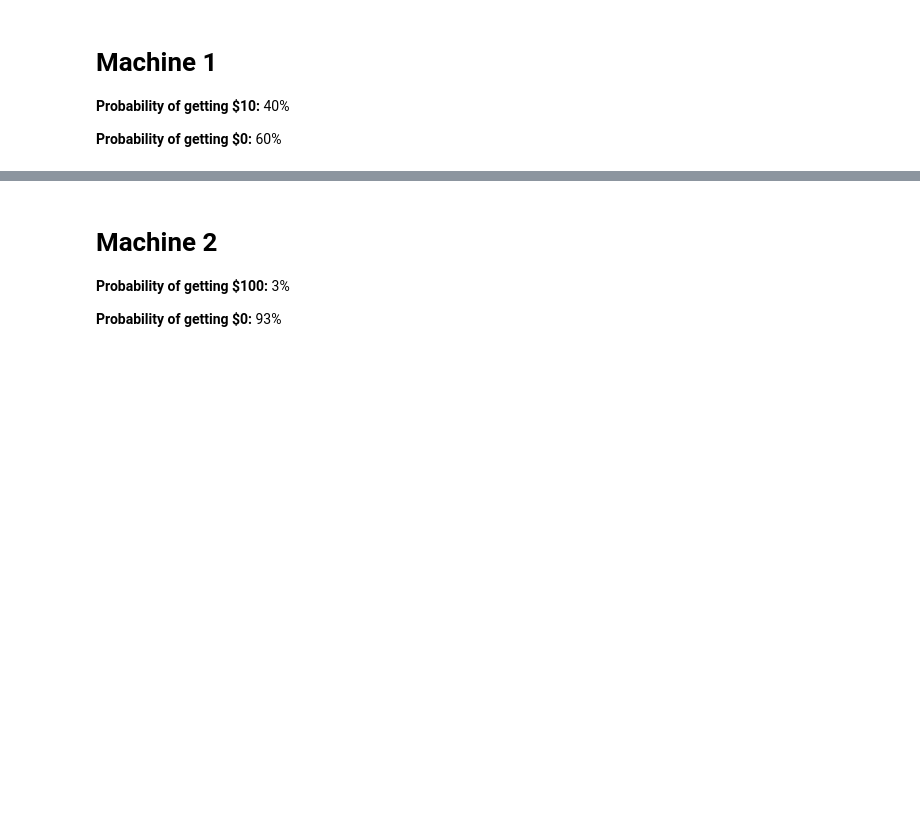
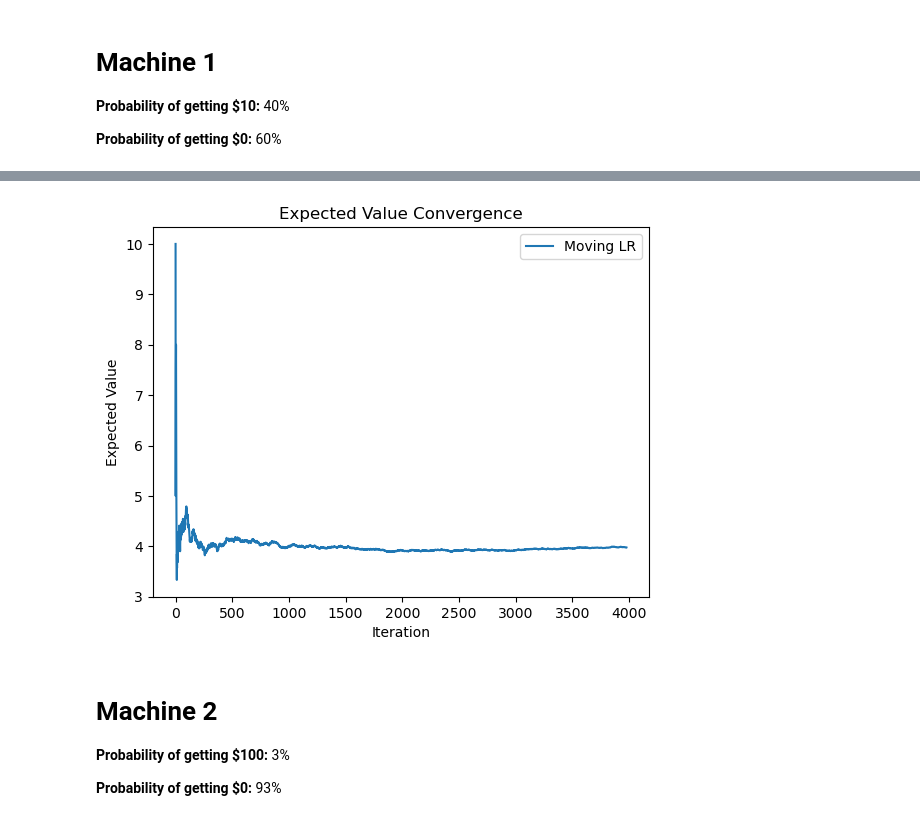
Before and after one commit to AndresBriC/DesarrolloDeAplicacionesAvanzadas, a Jupyter notebook: EjercicioLearningRate.ipynb, the cells around one changed output, grey strips where cells are left out. Drawn from its saved outputs; the diff is of its cells as text; code cells hidden in the pictures; blank space fills up the shorter version.

```diff
--- a/EjercicioLearningRate.ipynb
+++ b/EjercicioLearningRate.ipynb
@@ -172,3 +172,14 @@ Expected Value with learning rate  0.0001 :  9.722092171233506
+# %%
+# Individual plots
+plt.xlabel("Iteration")
+plt.ylabel("Expected Value")
+plt.title("Expected Value Convergence")
+i = 0 # Change this to see individual plots
+plt.plot(expectedValueArrays[i], label=labels[i])
+plt.legend()
+plt.show()
+# %% [output]
+[figure, added]
 # %% [markdown]
 # Machine 2
 **Probability of getting $100:** 3%
```
Also changed, not shown: parts of 4 cells of this notebook.
